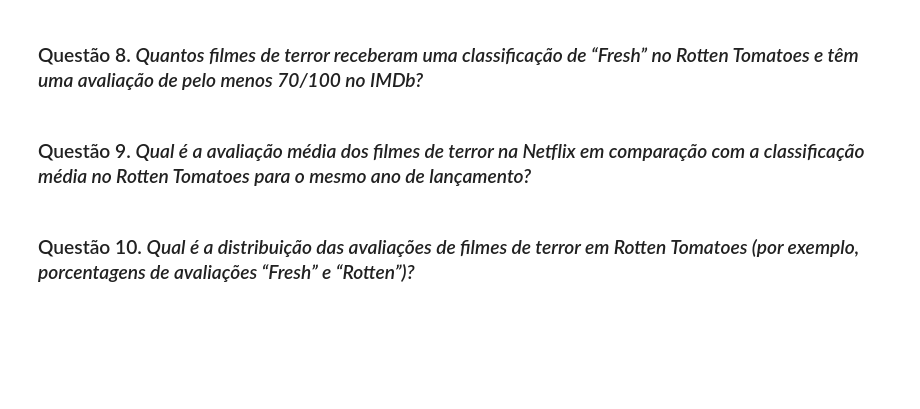
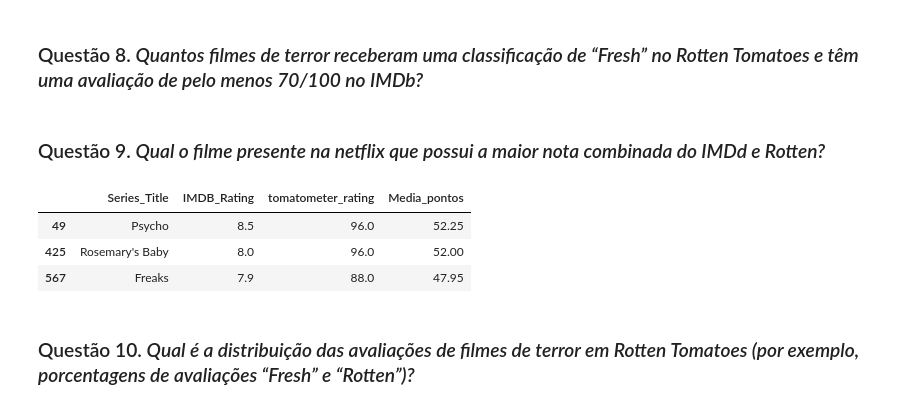
Before and after one commit to daviguerra05/checkpoint04_DataScience, a Jupyter notebook: ES-DSS-2024-CP1-2Sem.ipynb, the cells around one changed output. Drawn from its saved outputs; the diff is of its cells as text; code cells hidden in the pictures; blank space fills up the shorter version.

```diff
--- a/ES-DSS-2024-CP1-2Sem.ipynb
+++ b/ES-DSS-2024-CP1-2Sem.ipynb
@@ -201,7 +244,17 @@ rotten[rotten['genres'] == 'Horror']
 # %% [markdown]
 ### Questão 8. *Quantos filmes de terror receberam uma classificação de “Fresh” no Rotten Tomatoes e têm uma avaliação de pelo menos 70/100 no IMDb?*
 # %% [markdown]
-### Questão 9. *Qual é a avaliação média dos filmes de terror na Netflix em comparação com a classificação média no Rotten Tomatoes para o mesmo ano de lançamento?*
+### Questão 9. *Qual o filme presente na netflix que possui a maior nota combinada do IMDd e Rotten?*
+# %%
+a = imdb_terror[imdb_terror['Series_Title'].isin(set(netflix_terror.title) & set(rotten_terror.movie_title) & set(imdb_terror.Series_Title))][['Series_Title','IMDB_Rating']]
+a['tomatometer_rating'] = [rotten_terror[rotten_terror['movie_title'] == each]['tomatometer_rating'].iloc[-1] for each in a.Series_Title]
+a['Media_pontos'] = (a.IMDB_Rating + a.tomatometer_rating)/2
+a
+# %% [output]
+|  | Series_Title | IMDB_Rating | tomatometer_rating | Media_pontos |
+| 49 | Psycho | 8.5 | 96.0 | 52.25 |
+| 425 | Rosemary's Baby | 8.0 | 96.0 | 52.00 |
+| 567 | Freaks | 7.9 | 88.0 | 47.95 |
 # %% [markdown]
 ### Questão 10. *Qual é a distribuição das avaliações de filmes de terror em Rotten Tomatoes (por exemplo, porcentagens de avaliações “Fresh” e “Rotten”)?*
 # %% [markdown]
```
Also changed, not shown: parts of 11 cells of this notebook.
